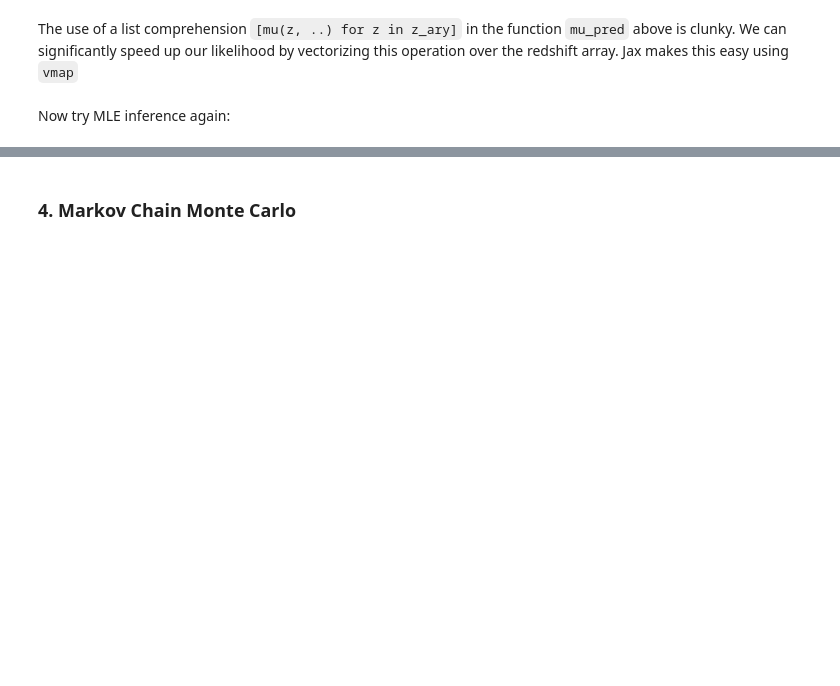
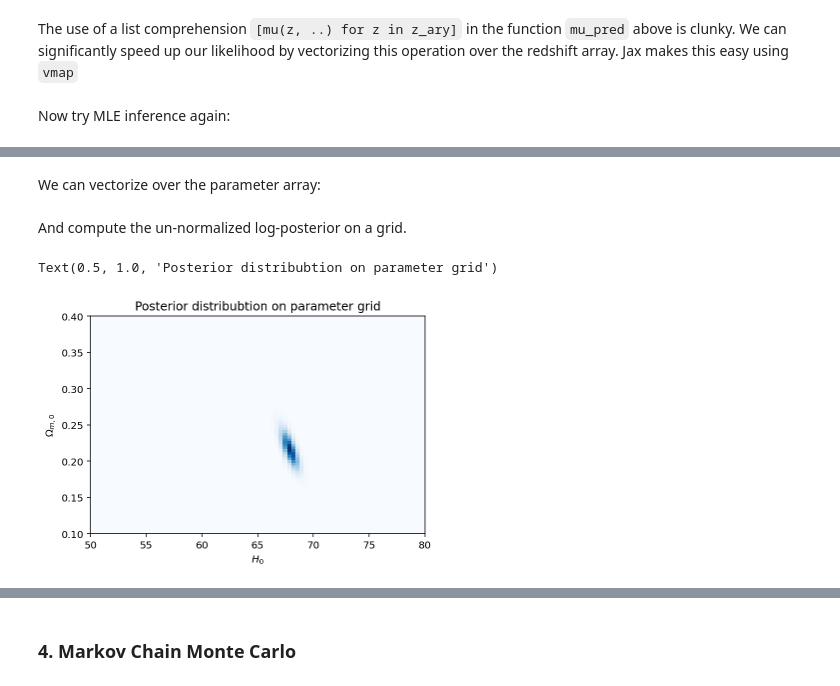
Before and after one commit to smsharma/deep-prob-prog-tutorials, a Jupyter notebook: 01_mcmc_and_vi.ipynb, the cells around one changed output, grey strips where cells are left out. Drawn from its saved outputs; the diff is of its cells as text; code cells hidden in the pictures; blank space fills up the shorter version.

```diff
--- a/01_mcmc_and_vi.ipynb
+++ b/01_mcmc_and_vi.ipynb
@@ -118,7 +144,7 @@ def dL(z, H0=70, OmM=0.3):
   :param H0: Hubble constant
   :param OmM: Matter density
   """
-  z_ary = jnp.linspace(0., z, 1000)
+  z_ary = jnp.linspace(0., z, 100)
   return jnp.trapz(c / H(z_ary, H0, OmM, 1 - OmM), z_ary) * (1 + z)
 
 def mu(z, H0=70, OmM=0.3):
@@ -226,0 +290,2 @@ This should be significantly faster. With Jax, we can write functions for scalar
+# %% [markdown]
+We can vectorize over the parameter array:
@@ -226,0 +294,27 @@ This should be significantly faster. With Jax, we can write functions for scalar
+# %% [markdown]
+And compute the un-normalized log-posterior on a grid.
+# %%
+# Grid size to use for the parameters
+n_xy = 80
+
+H0_ary = jnp.linspace(60., 80., n_xy)
+OmM0_ary = jnp.linspace(0.1, 0.4, n_xy)
+
+# Get grid of parameters
+H0_grid, OmM0_grid = jnp.meshgrid(H0_ary, OmM0_ary)
+H0OmM0_grid = jnp.stack((H0_grid, OmM0_grid))
+
+# Comput log-posteriors over grid
+log_post_grid = log_post_vmap(H0OmM0_grid.reshape(-1, n_xy * n_xy).T, zs, mm, dm)
+
+# Normalize the posterior
+post_grid = jnp.exp(log_post_grid.reshape(n_xy,  n_xy)) / jnp.sum(jnp.exp(log_post_grid))
+# %%
+plt.imshow(post_grid, extent=(50., 80., 0.1, 0.4), origin='lower', aspect='auto', cmap='Blues')
+
+plt.xlabel(r"$H_{0}$")
+plt.ylabel(r"$\Omega_{m,0}$")
+plt.title("Posterior distribubtion on parameter grid")
+# %% [output]
+Text(0.5, 1.0, 'Posterior distribubtion on parameter grid')
+[figure, added]
```
Also changed, not shown: parts of 45 cells of this notebook.
